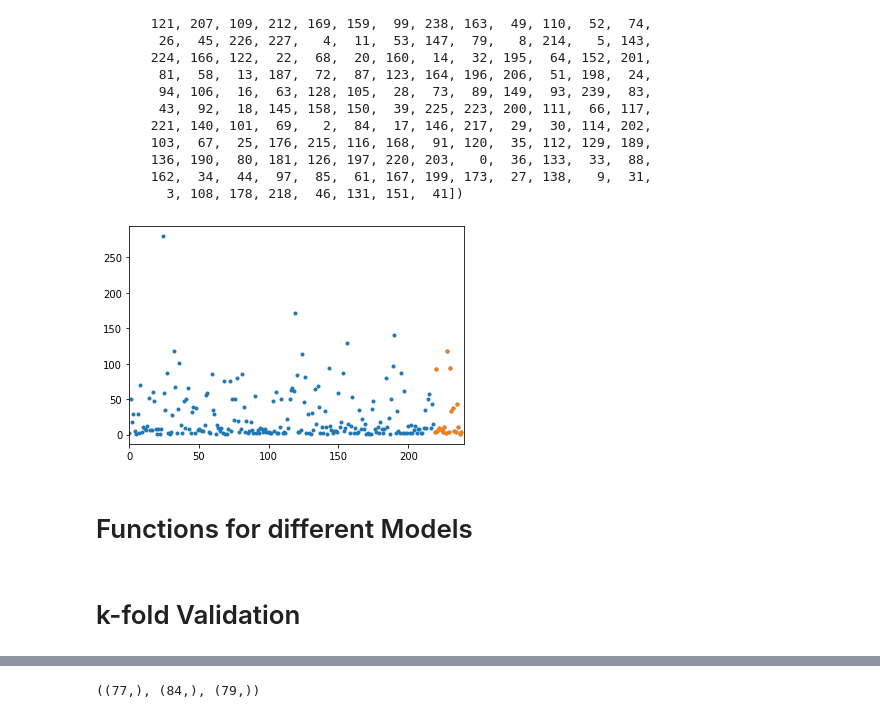
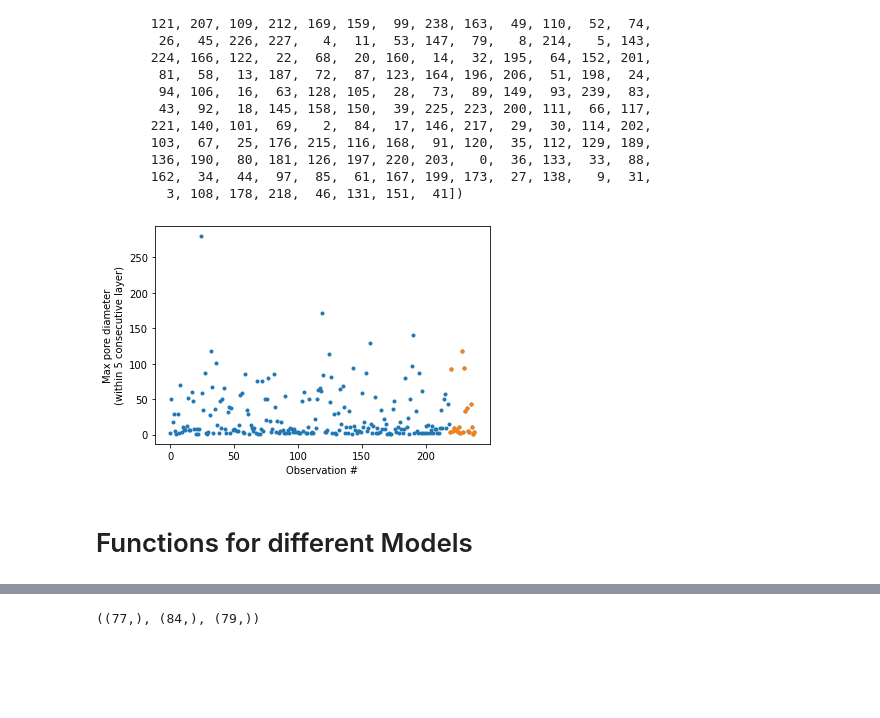
Before and after one commit to nazmulhasan202/WIP_NoteBooks, a Jupyter notebook: Classification of Porosity Level.ipynb, the cells around one changed output, grey strips where cells are left out. Cells and saved outputs as stored; diff of their text form; code cells hidden in the pictures; blank space fills up the shorter version.

```diff
--- a/Classification of Porosity Level.ipynb
+++ b/Classification of Porosity Level.ipynb
@@ -237,8 +244,8 @@ y.shape
 # %% [markdown]
 # k-fold preparation
 # %%
-# indexes = np.random.permutation(240)
-# indexes
+indexes = np.random.permutation(240)
+indexes
 # %%
 # indexes = np.array([  4, 233,  81, 204, 116, 128, 129, 217, 150, 180, 154,  50, 177,
 #        155,  41,   1, 232, 221, 166, 189,  57,  51, 156,  15,  85, 126,
@@ -365,16 +376,17 @@ array([157, 235,  96, 213, 172, 135, 210, 113, 233,  75,  50,  47,  78,
 # %%
 test_indexes = np.arange(0,239)
 train = y_shuffled[0:-1]
 plt.plot(test_indexes,train,'.')
 
 test_indexes = np.arange(219,239)
 train = y_shuffled[-21:-1]
 plt.plot(test_indexes,train,'.')
 
-plt.xlim([0,240])
+plt.xlabel('Observation #')
+plt.ylabel('Max pore diameter\n(within 5 consecutive layer)')
 plt.show()
 # %% [output]
-[figure, old version]
+[figure, new version]
 # %%
 folds = 10
 items_per_fold = int(len(y)/folds)
@@ -463,5 +479,3 @@ def get_classificaion_results(classifier_model,X_test,classes_test):
 
   print("Classification Report: \n", classification_report(classes_test, y_pred_classes))
   return classification_report(classes_test, y_pred_classes)
-# %% [markdown]
-# k-fold Validation
```
Also changed, not shown: parts of 19 cells of this notebook.
